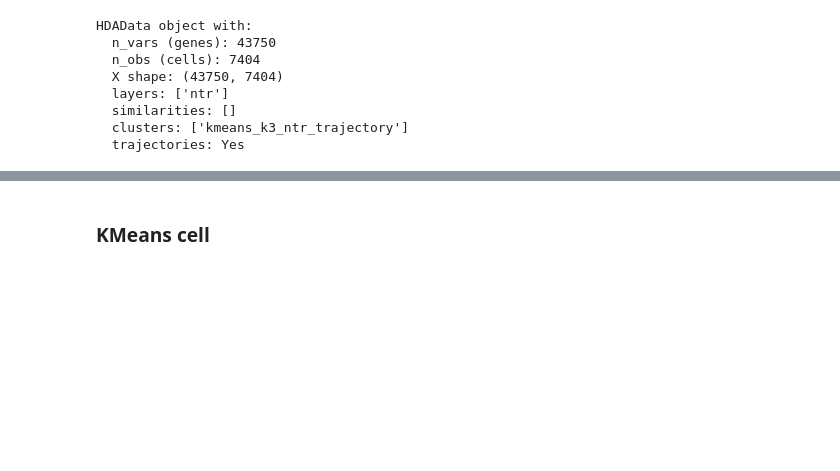
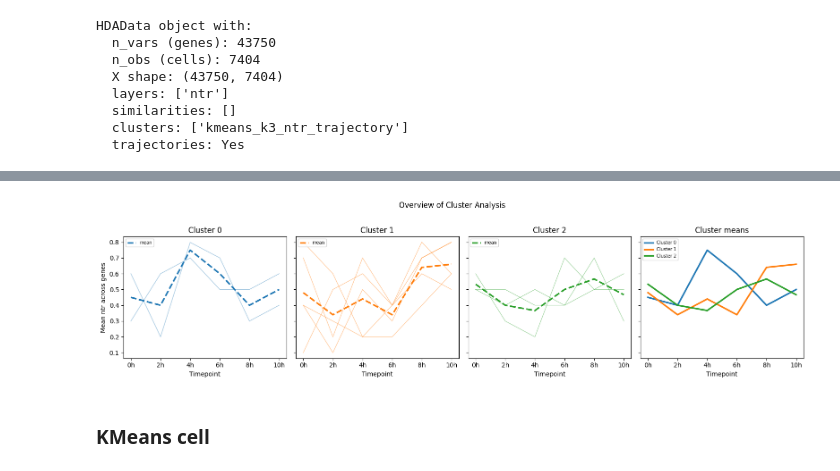
Before and after one commit to csw128/hdadata-package, a Jupyter notebook: milestone3_test.ipynb, the cells around one changed output, grey strips where cells are left out. Saved outputs shown, nothing was run; the diff lists cells and outputs as text; code cells hidden in the pictures; blank space fills up the shorter version.

```diff
--- a/milestone3_test.ipynb
+++ b/milestone3_test.ipynb
@@ -78,3 +66,13 @@ hda.visualize.line(
+# %%
+hda.visualize.line(
+    data=subset_top10,
+    cluster=c1,
+    key="ntr",
+    kind="trajectory",
+    trajectory_id=top_10_traj
+)
+# %% [output]
+[figure, added]
 # %% [markdown]
 ### KMeans cell
 # %%
```
Also changed, not shown: parts of 9 cells of this notebook, 11 other files.
